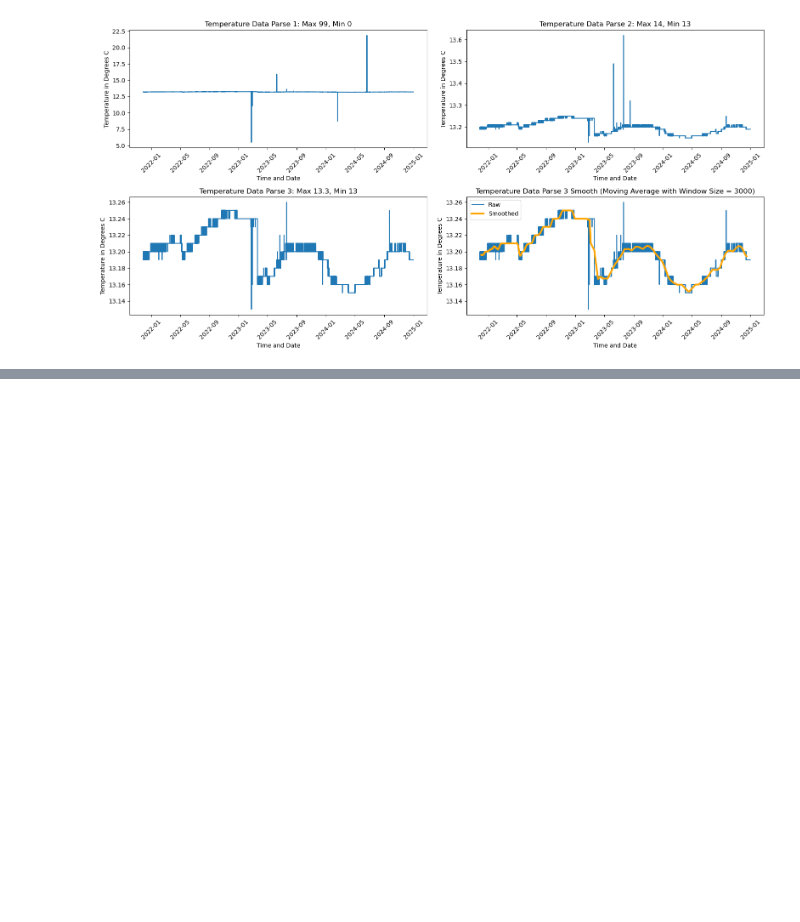
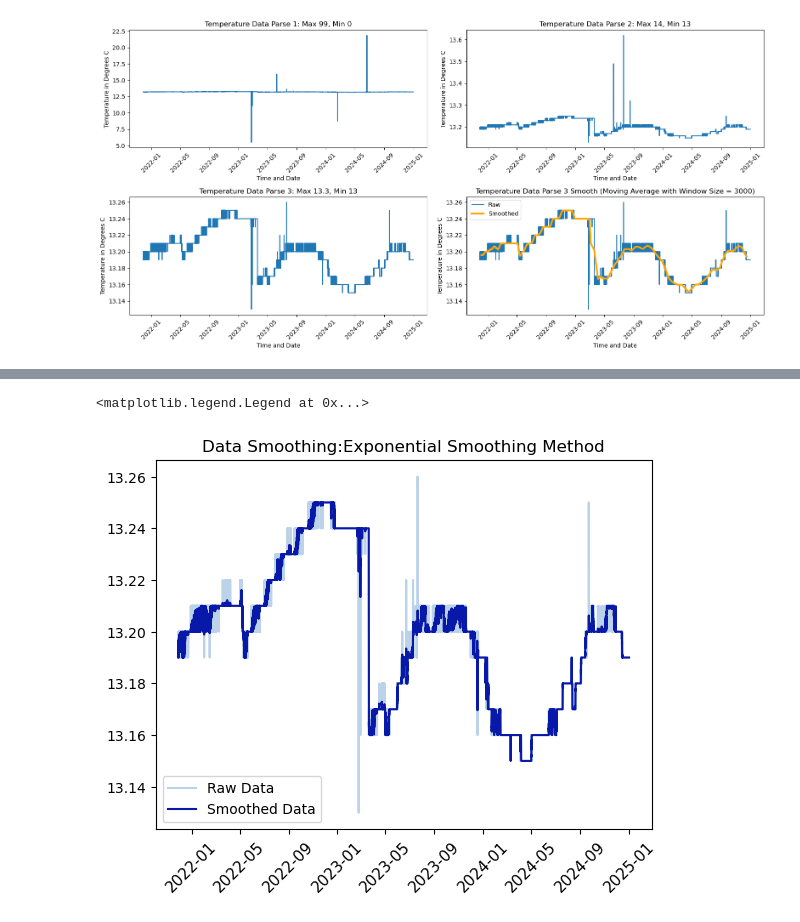
Before and after one commit to miaaaronson/ENE390, a Jupyter notebook: Thesis_Work/Misc_Code/All_Bubble_Data_ASOF2024.ipynb, the cells around one changed output, grey strips where cells are left out. Cells and saved outputs as stored; diff of their text form; code cells hidden in the pictures; blank space fills up the shorter version.

```diff
--- a/Thesis_Work/Misc_Code/All_Bubble_Data_ASOF2024.ipynb
+++ b/Thesis_Work/Misc_Code/All_Bubble_Data_ASOF2024.ipynb
@@ -187,0 +266,22 @@ plt.show()
+# %%
+# exponential smoothing
+exponential_smoothing_model = ExponentialSmoothing(
+    y_p3, trend=None, seasonal=None
+)
+fit_model = exponential_smoothing_model.fit()
+y_smooth_es = fit_model.predict(
+    start=len(y_p3), end=len(y_p3)
+)
+y_smooth_es = fit_model.fittedvalues
+fitted_values = fit_model.fittedvalues
+next_prediction = fit_model.predict(start=len(y_p3), end=len(y_p3))
+
+# ES graph
+plt.plot(x_p3, y_p3, label="Raw Data", color="#BCD2E8")
+plt.plot(x_p3, y_smooth_es, label="Smoothed Data", color="#0818A8")
+plt.title("Data Smoothing:Exponential Smoothing Method")
+plt.xticks(rotation=45, fontsize=11)
+plt.legend()
+# %% [output]
+<matplotlib.legend.Legend at 0x...>
+[figure, added]
```
Also changed, not shown: parts of 8 cells of this notebook, 4 other files.
